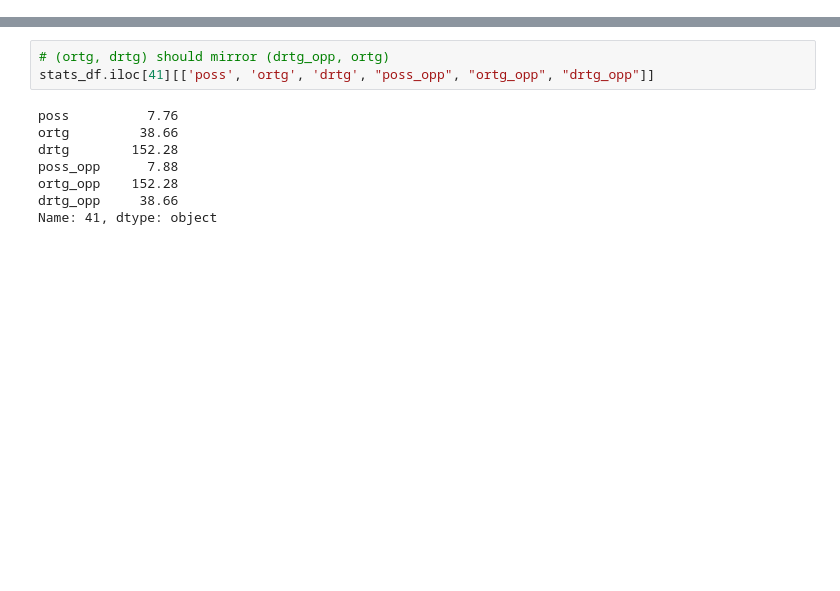
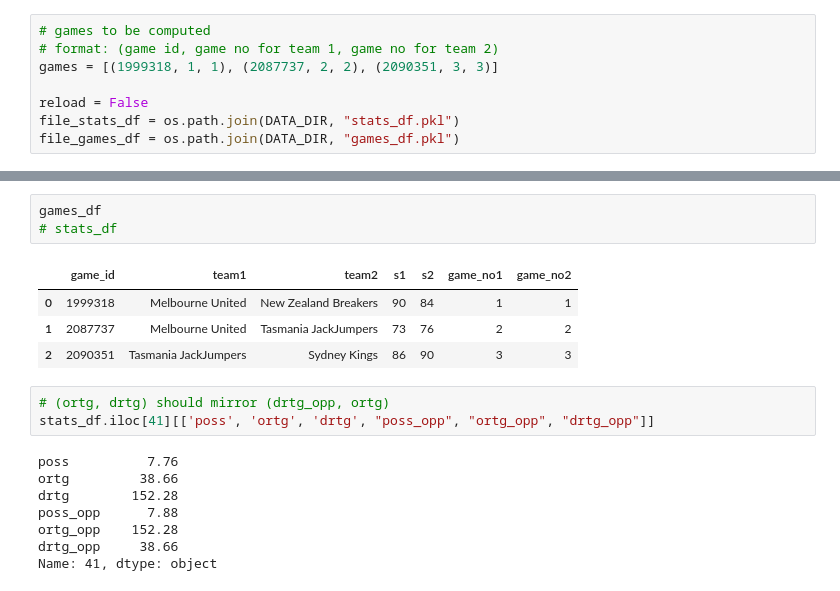
Before and after one commit to ssardina/pynbl, a Jupyter notebook: bball_stas.ipynb, the cells around one changed output, grey strips where cells are left out. Drawn from its saved outputs; the diff is of its cells as text; blank space fills up the shorter version.

Commit message:
work for incremental stats of games

```diff
--- a/bball_stas.ipynb
+++ b/bball_stas.ipynb
@@ -68,0 +21,8 @@ ValueError: Length of values (2) does not match length of index (17)
+# %%
+# games to be computed
+# format: (game id, game no for team 1, game no for team 2)
+games = [(1999318, 1, 1), (2087737, 2, 2), (2090351, 3, 3)]
+
+reload = False
+file_stats_df = os.path.join(DATA_DIR, "stats_df.pkl")
+file_games_df = os.path.join(DATA_DIR, "games_df.pkl")
@@ -69,3 +80,11 @@ ValueError: Length of values (2) does not match length of index (17)
+# %%
+games_df
+# stats_df
+# %% [output]
+|  | game_id | team1 | team2 | s1 | s2 | game_no1 | game_no2 |
+| 0 | 1999318 | Melbourne United | New Zealand Breakers | 90 | 84 | 1 | 1 |
+| 1 | 2087737 | Melbourne United | Tasmania JackJumpers | 73 | 76 | 2 | 2 |
+| 2 | 2090351 | Tasmania JackJumpers | Sydney Kings | 86 | 90 | 3 | 3 |
 # %%
 # (ortg, drtg) should mirror (drtg_opp, ortg)
 stats_df.iloc[41][['poss', 'ortg', 'drtg', "poss_opp", "ortg_opp", "drtg_opp"]]
```
Also changed, not shown: parts of 9 cells of this notebook, 8 other files.
